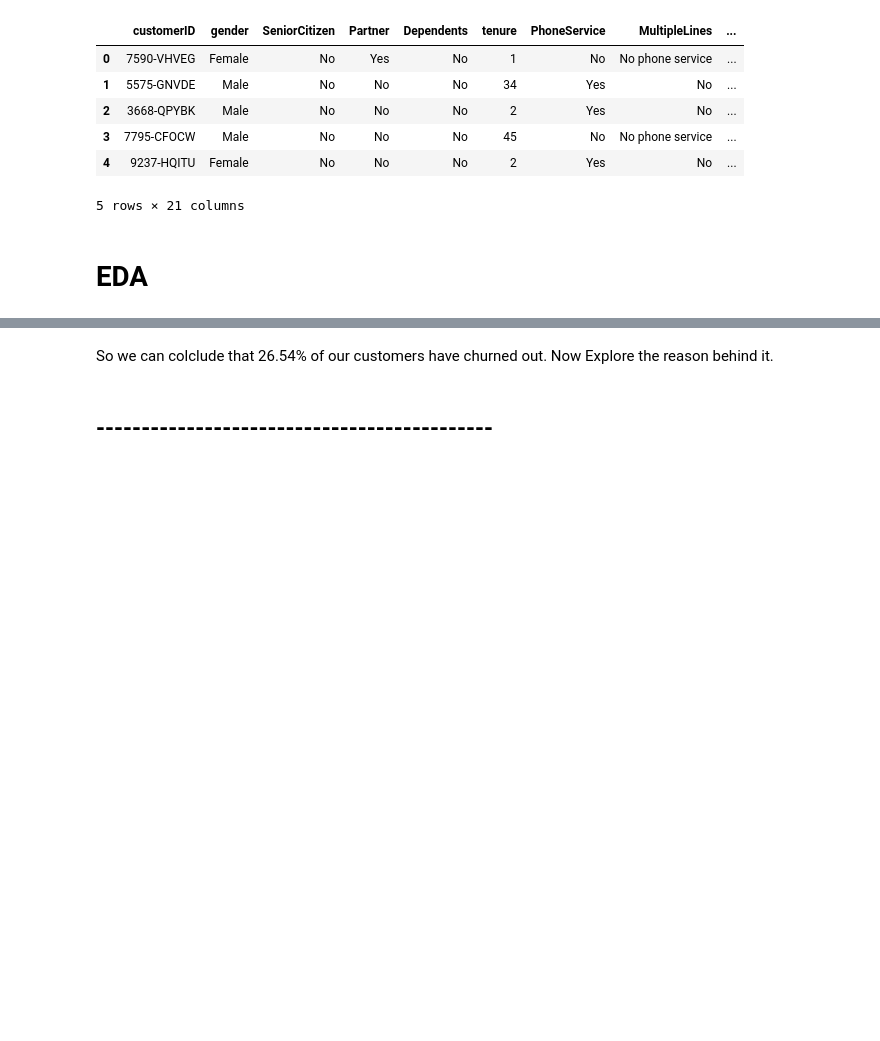
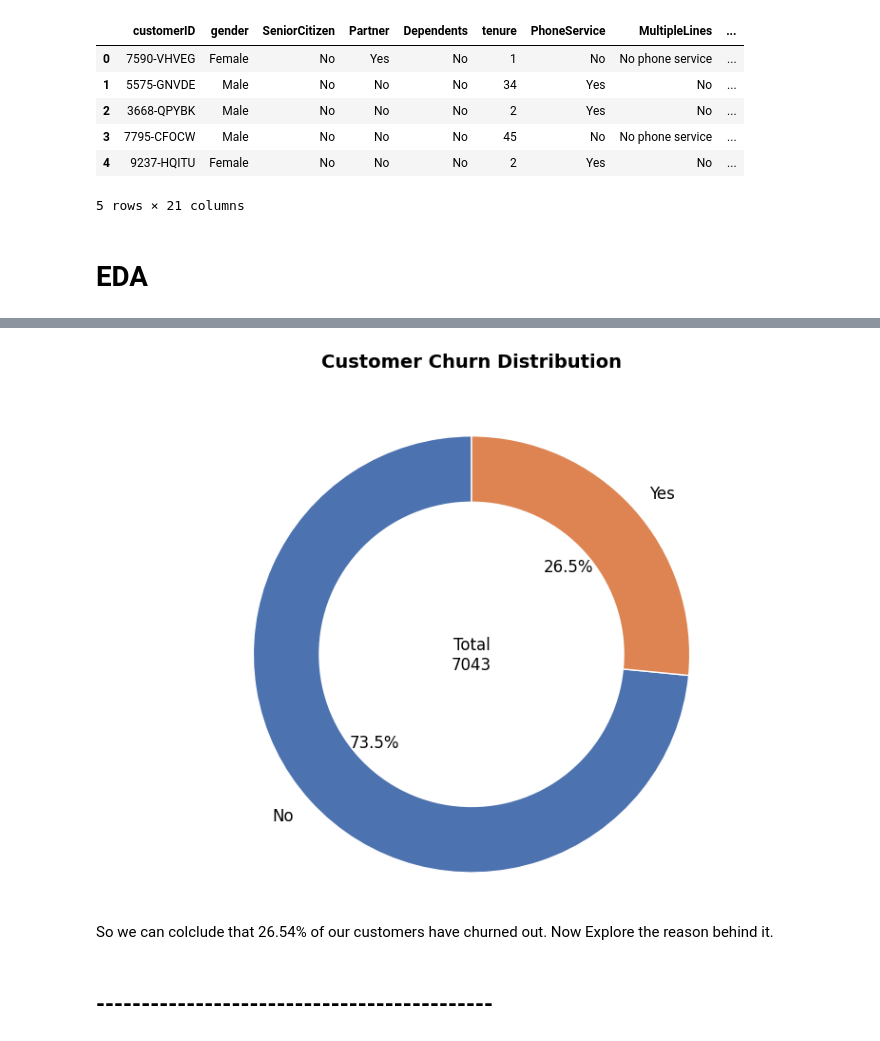
Before and after one commit to ontu001/Telco-Customer-Churn-Analysis---EDA_Python, a Jupyter notebook: customer_churn_eda_script.ipynb, the cells around one changed output, grey strips where cells are left out. Cells and saved outputs as stored; diff of their text form; code cells hidden in the pictures; blank space fills up the shorter version.

```diff
--- a/customer_churn_eda_script.ipynb
+++ b/customer_churn_eda_script.ipynb
@@ -116,3 +139,38 @@ plt.show()
+# %%
+# Create the plot with proper dataframe handling
+plt.figure(figsize=(8, 6))
+gb = df['Churn'].value_counts()  # More efficient way to get counts
+
+plt.pie(gb.values,
+        labels=gb.index,
+        colors=["#4c72b0", "#dd8452"],  # Blue (retained), Coral (churned)
+        autopct='%1.1f%%',
+        startangle=90,
+        wedgeprops={'linewidth': 1, 'edgecolor': 'white'},
+        textprops={'fontsize': 12})
+
+# Draw circle to create donut
+plt.gca().add_artist(plt.Circle((0,0), 0.70, fc='white'))
+
+# Add title with padding
+plt.title("Customer Churn Distribution\n",
+          fontsize=14,
+          fontweight='bold',
+          pad=20)
+
+# Equal aspect ratio
+plt.axis('equal')
+
+# Add annotation with total count
+plt.text(0, 0, f"Total\n{len(df)}",
+         ha='center',
+         va='center',
+         fontsize=12)
+
+plt.tight_layout()
+plt.show()
+# %% [output]
+[figure, added]
 # %% [markdown]
 So we can colclude that 26.54% of our customers have churned out. Now Explore the reason behind it.
 # %% [markdown]
```
Also changed, not shown: parts of 16 cells of this notebook.
